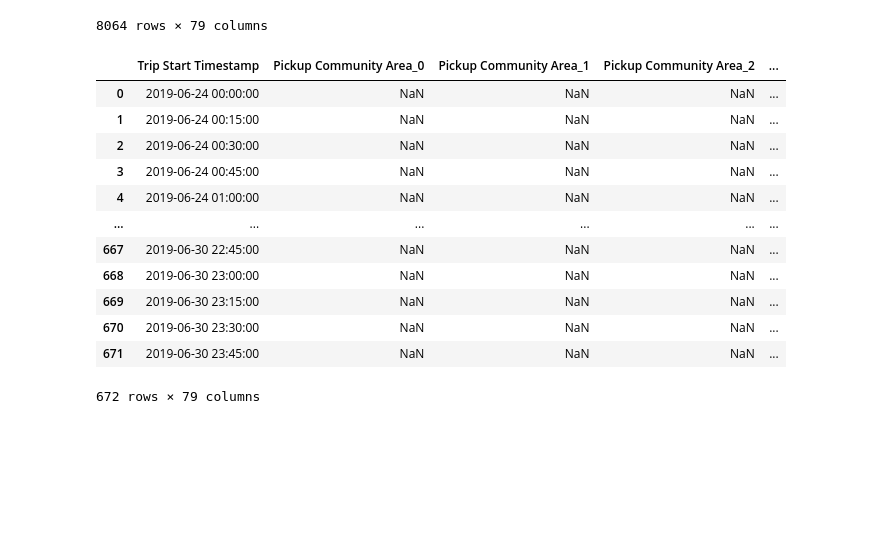
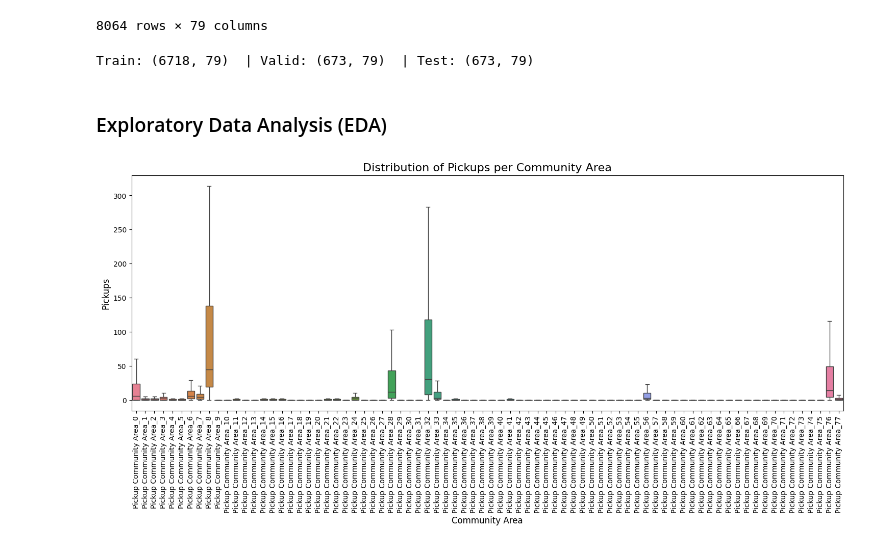
Before and after one commit to Kenuuey/taxi-demand-forecasting, a Jupyter notebook: src/taxi_demand_forecast.ipynb, the cells around one changed output. Drawn from its saved outputs; the diff is of its cells as text; code cells hidden in the pictures; blank space fills up the shorter version.

```diff
--- a/src/taxi_demand_forecast.ipynb
+++ b/src/taxi_demand_forecast.ipynb
@@ -19,19 +32,23 @@ df
 | 8062 | 2019-06-23 23:30:00 | 2.0 | 0.0 | 0.0 | ... |
 | 8063 | 2019-06-23 23:45:00 | 5.0 | 2.0 | 0.0 | ... |
 8064 rows × 79 columns
-# %%
-df_sub
-# %% [output]
-|  | Trip Start Timestamp | Pickup Community Area_0 | Pickup Community Area_1 | Pickup Community Area_2 | ... |
-| 0 | 2019-06-24 00:00:00 | NaN | NaN | NaN | ... |
-| 1 | 2019-06-24 00:15:00 | NaN | NaN | NaN | ... |
-| 2 | 2019-06-24 00:30:00 | NaN | NaN | NaN | ... |
-| 3 | 2019-06-24 00:45:00 | NaN | NaN | NaN | ... |
-| 4 | 2019-06-24 01:00:00 | NaN | NaN | NaN | ... |
-| ... | ... | ... | ... | ... | ... |
-| 667 | 2019-06-30 22:45:00 | NaN | NaN | NaN | ... |
-| 668 | 2019-06-30 23:00:00 | NaN | NaN | NaN | ... |
-| 669 | 2019-06-30 23:15:00 | NaN | NaN | NaN | ... |
-| 670 | 2019-06-30 23:30:00 | NaN | NaN | NaN | ... |
-| 671 | 2019-06-30 23:45:00 | NaN | NaN | NaN | ... |
-672 rows × 79 columns
+# %%
+test_df = df.iloc[-forecast_horizon:]
+train_valid_df = df.iloc[:-forecast_horizon]
+valid_df = train_valid_df.iloc[-forecast_horizon:]
+train_df = train_valid_df.iloc[:-forecast_horizon]
+print("Train:", train_df.shape, " | Valid:", valid_df.shape, " | Test:", test_df.shape)
+# %% [output]
+Train: (6718, 79)  | Valid: (673, 79)  | Test: (673, 79)
+# %% [markdown]
+### Exploratory Data Analysis (EDA)
+# %%
+plt.figure(figsize=(18, 6))
+sns.boxplot(data=df, showfliers=False)
+plt.title('Distribution of Pickups per Community Area', fontsize=16)
+plt.xlabel('Community Area', fontsize=12)
+plt.ylabel('Pickups', fontsize=12)
+plt.xticks(rotation=90)
+plt.show()
+# %% [output]
+[figure, added]
```
Also changed, not shown: parts of 22 cells of this notebook.
